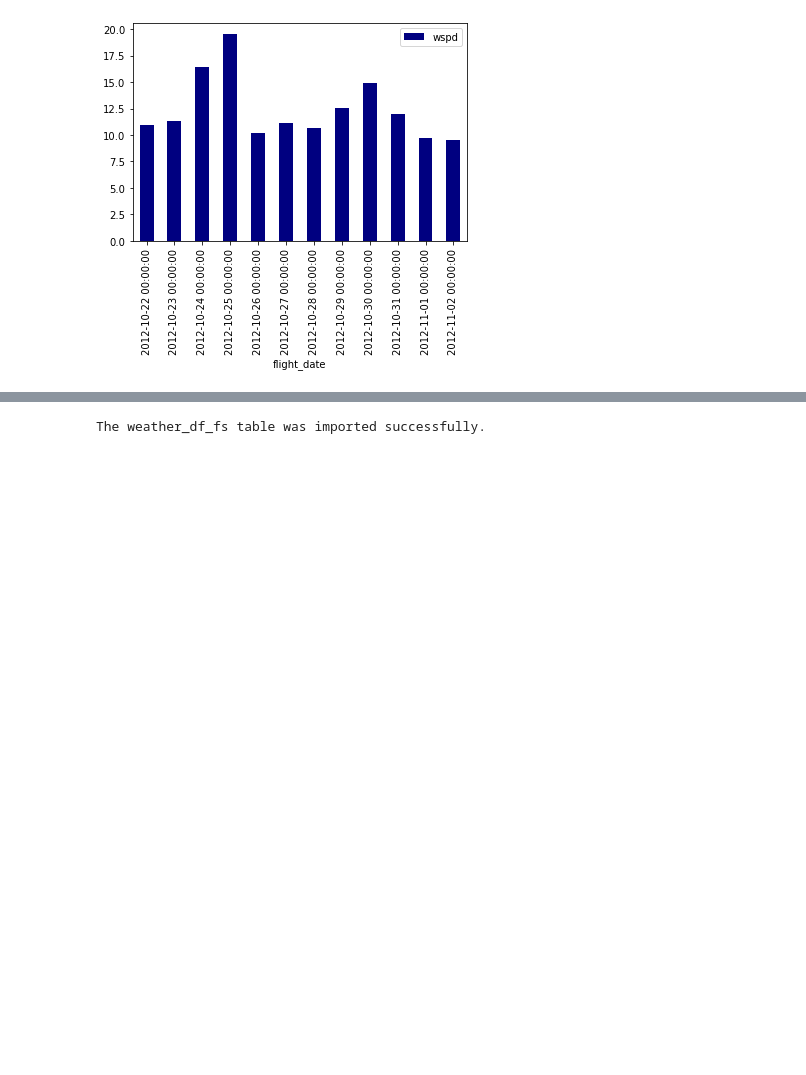
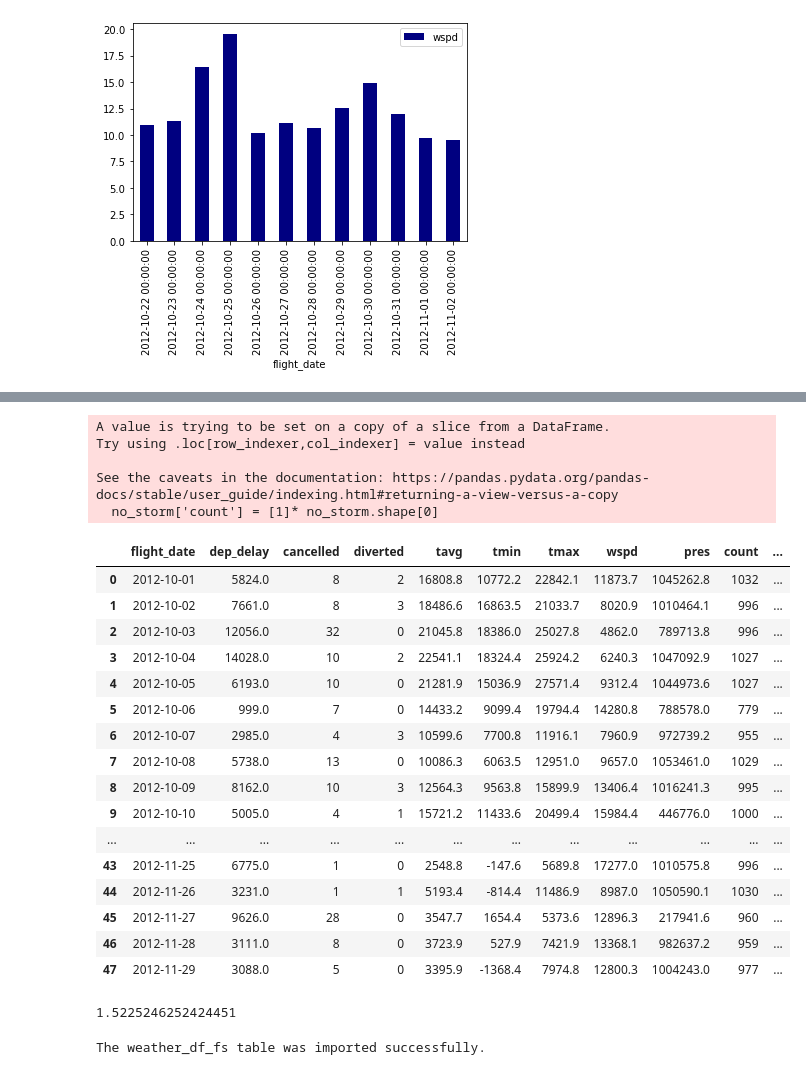
Before and after one commit to farnaz-irani/SQL-Weather-api, a Jupyter notebook: Farnaz.ipynb, the cells around one changed output, grey strips where cells are left out. Saved outputs shown, nothing was run; the diff lists cells and outputs as text; code cells hidden in the pictures; blank space fills up the shorter version.

Commit message:
adding out of interval percentage

```diff
--- a/Farnaz.ipynb
+++ b/Farnaz.ipynb
@@ -370,3 +391,6 @@ all_not_hit.groupby('flight_date').mean().reset_index() \
     # .plot(kind='bar', x='flight_date', y='cancelled', color='red');
 # %% [output]
 [figure]
+# %%
+no_storm =all_origin.query('origin in ["JFK","IAD","LGA","DCA"] and date not in ["2012-10-22","2012-10-23", "2012-10-24", "2012-10-25", "2012-10-26", "2012-10-27",  "2012-10-28", "2012-10-29", "2012-10-30", "2012-10-31", "2012-11-01", "2012-11-02"]')
+no_storm.corr()
@@ -373,3 +407,35 @@ all_not_hit.groupby('flight_date').mean().reset_index() \
+# %%
+no_storm['count'] = [1]* no_storm.shape[0]
+sum_co = no_storm.groupby('flight_date').sum().reset_index()
+sum_co['cancelled_percentage'] = sum_co['cancelled'] / sum_co['count'] * 100
+sum_co
+# %% [output]
+A value is trying to be set on a copy of a slice from a DataFrame.
+Try using .loc[row_indexer,col_indexer] = value instead
+
+See the caveats in the documentation: https://pandas.pydata.org/pandas-docs/stable/user_guide/indexing.html#returning-a-view-versus-a-copy
+  no_storm['count'] = [1]* no_storm.shape[0]
+|  | flight_date | dep_delay | cancelled | diverted | tavg | tmin | tmax | wspd | pres | count | ... |
+| 0 | 2012-10-01 | 5824.0 | 8 | 2 | 16808.8 | 10772.2 | 22842.1 | 11873.7 | 1045262.8 | 1032 | ... |
+| 1 | 2012-10-02 | 7661.0 | 8 | 3 | 18486.6 | 16863.5 | 21033.7 | 8020.9 | 1010464.1 | 996 | ... |
+| 2 | 2012-10-03 | 12056.0 | 32 | 0 | 21045.8 | 18386.0 | 25027.8 | 4862.0 | 789713.8 | 996 | ... |
+| 3 | 2012-10-04 | 14028.0 | 10 | 2 | 22541.1 | 18324.4 | 25924.2 | 6240.3 | 1047092.9 | 1027 | ... |
+| 4 | 2012-10-05 | 6193.0 | 10 | 0 | 21281.9 | 15036.9 | 27571.4 | 9312.4 | 1044973.6 | 1027 | ... |
+| 5 | 2012-10-06 | 999.0 | 7 | 0 | 14433.2 | 9099.4 | 19794.4 | 14280.8 | 788578.0 | 779 | ... |
+| 6 | 2012-10-07 | 2985.0 | 4 | 3 | 10599.6 | 7700.8 | 11916.1 | 7960.9 | 972739.2 | 955 | ... |
+| 7 | 2012-10-08 | 5738.0 | 13 | 0 | 10086.3 | 6063.5 | 12951.0 | 9657.0 | 1053461.0 | 1029 | ... |
+| 8 | 2012-10-09 | 8162.0 | 10 | 3 | 12564.3 | 9563.8 | 15899.9 | 13406.4 | 1016241.3 | 995 | ... |
+| 9 | 2012-10-10 | 5005.0 | 4 | 1 | 15721.2 | 11433.6 | 20499.4 | 15984.4 | 446776.0 | 1000 | ... |
+| ... | ... | ... | ... | ... | ... | ... | ... | ... | ... | ... | ... |
+| 43 | 2012-11-25 | 6775.0 | 1 | 0 | 2548.8 | -147.6 | 5689.8 | 17277.0 | 1010575.8 | 996 | ... |
+| 44 | 2012-11-26 | 3231.0 | 1 | 1 | 5193.4 | -814.4 | 11486.9 | 8987.0 | 1050590.1 | 1030 | ... |
+| 45 | 2012-11-27 | 9626.0 | 28 | 0 | 3547.7 | 1654.4 | 5373.6 | 12896.3 | 217941.6 | 960 | ... |
+| 46 | 2012-11-28 | 3111.0 | 8 | 0 | 3723.9 | 527.9 | 7421.9 | 13368.1 | 982637.2 | 959 | ... |
+| 47 | 2012-11-29 | 3088.0 | 5 | 0 | 3395.9 | -1368.4 | 7974.8 | 12800.3 | 1004243.0 | 977 | ... |
+# %%
+sum_co['cancelled_percentage'].mean()
+# %% [output]
+1.5225246252424451
 # %%
 from sql import engine
 table_name = 'weather_df_fs'
```
Also changed, not shown: parts of 3 cells of this notebook.
